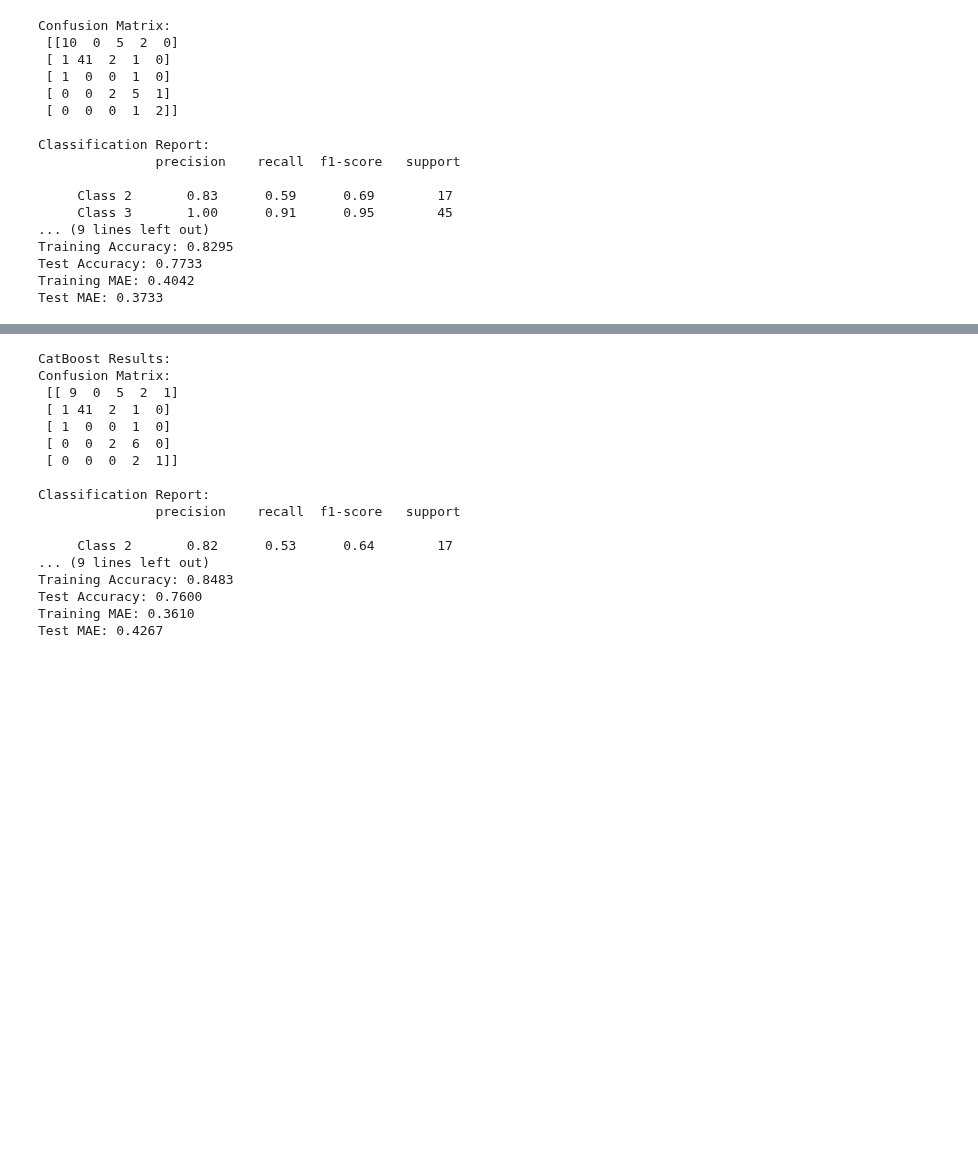
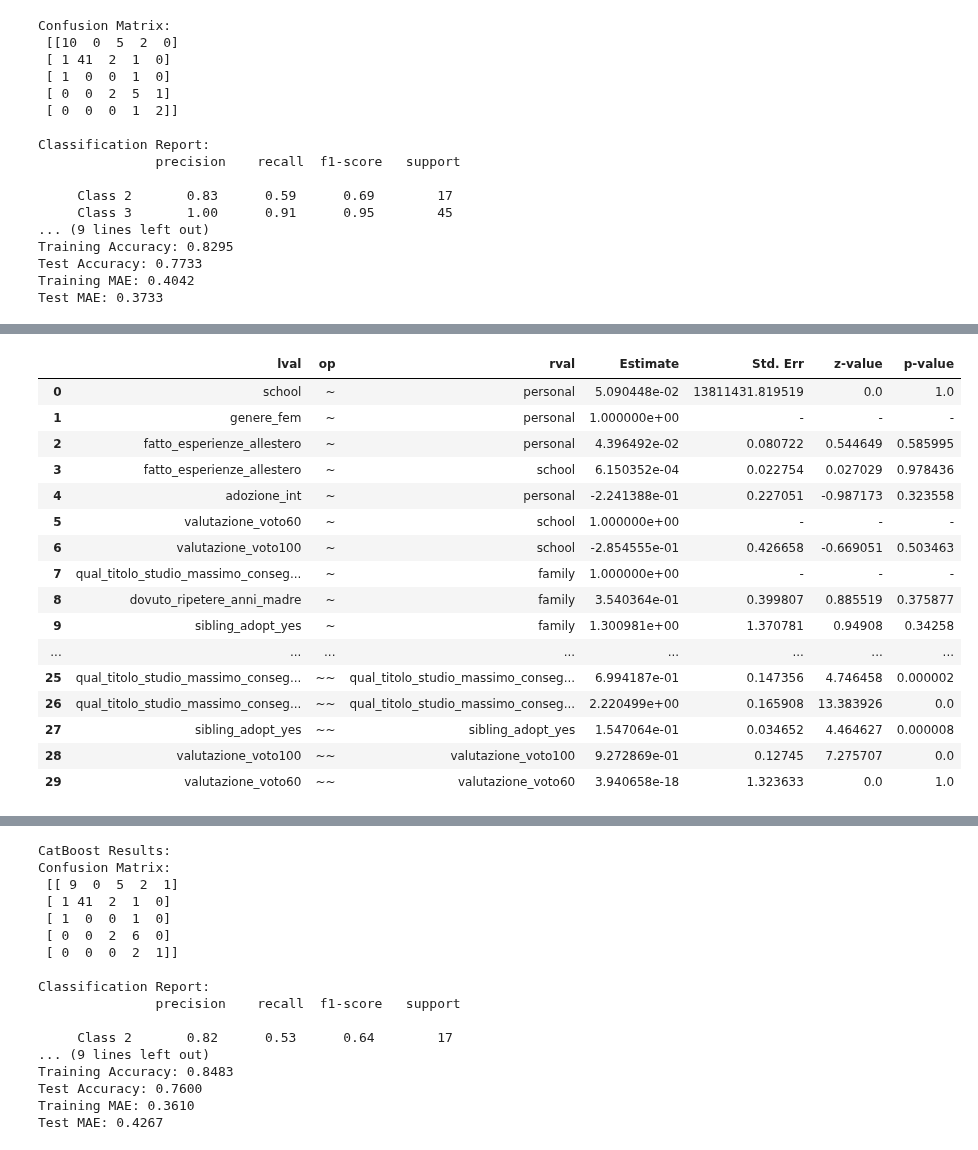
Before and after one commit to arina19-2000/unimi, a Jupyter notebook: tesi/adult_dataset.ipynb, the cells around one changed output, grey strips where cells are left out. Drawn from its saved outputs; the diff is of its cells as text; code cells hidden in the pictures; blank space fills up the shorter version.

```diff
--- a/tesi/adult_dataset.ipynb
+++ b/tesi/adult_dataset.ipynb
@@ -649,0 +740,35 @@ Test MAE: 0.3733
+# %%
+sem_model_desc = """
+personal =~ genere_fem + fatto_esperienze_allestero + adozione_int
+school =~ valutazione_voto60 + valutazione_voto100 + fatto_esperienze_allestero
+family =~ qual_titolo_studio_massimo_conseguito_madre + dovuto_ripetere_anni_madre+sibling_adopt_yes
+
+qual_titolo_studio_massimo_conseguito ~ personal + school + family
+qual_titolo_studio_massimo_conseguito ~ presenza_patologie_certificate_sensi_104_comma_1_comma_3_1992
+school ~ personal
+
+school ~~ family
+personal ~~ school
+school ~~ presenza_patologie_certificate_sensi_104_comma_1_comma_3_1992
+"""
+model = Model(sem_model_desc)
+model.fit(df_cleaned, obj="DWLS", solver="SLSQP")
+model.inspect()
+# %% [output]
+|  | lval | op | rval | Estimate | Std. Err | z-value | p-value |
+| 0 | school | ~ | personal | 5.090448e-02 | 13811431.819519 | 0.0 | 1.0 |
+| 1 | genere_fem | ~ | personal | 1.000000e+00 | - | - | - |
+| 2 | fatto_esperienze_allestero | ~ | personal | 4.396492e-02 | 0.080722 | 0.544649 | 0.585995 |
+| 3 | fatto_esperienze_allestero | ~ | school | 6.150352e-04 | 0.022754 | 0.027029 | 0.978436 |
+| 4 | adozione_int | ~ | personal | -2.241388e-01 | 0.227051 | -0.987173 | 0.323558 |
+| 5 | valutazione_voto60 | ~ | school | 1.000000e+00 | - | - | - |
+| 6 | valutazione_voto100 | ~ | school | -2.854555e-01 | 0.426658 | -0.669051 | 0.503463 |
+| 7 | qual_titolo_studio_massimo_conseg... | ~ | family | 1.000000e+00 | - | - | - |
+| 8 | dovuto_ripetere_anni_madre | ~ | family | 3.540364e-01 | 0.399807 | 0.885519 | 0.375877 |
+| 9 | sibling_adopt_yes | ~ | family | 1.300981e+00 | 1.370781 | 0.94908 | 0.34258 |
+| ... | ... | ... | ... | ... | ... | ... | ... |
+| 25 | qual_titolo_studio_massimo_conseg... | ~~ | qual_titolo_studio_massimo_conseg... | 6.994187e-01 | 0.147356 | 4.746458 | 0.000002 |
+| 26 | qual_titolo_studio_massimo_conseg... | ~~ | qual_titolo_studio_massimo_conseg... | 2.220499e+00 | 0.165908 | 13.383926 | 0.0 |
+| 27 | sibling_adopt_yes | ~~ | sibling_adopt_yes | 1.547064e-01 | 0.034652 | 4.464627 | 0.000008 |
+| 28 | valutazione_voto100 | ~~ | valutazione_voto100 | 9.272869e-01 | 0.12745 | 7.275707 | 0.0 |
+| 29 | valutazione_voto60 | ~~ | valutazione_voto60 | 3.940658e-18 | 1.323633 | 0.0 | 1.0 |
```
Also changed, not shown: parts of 44 cells of this notebook.
